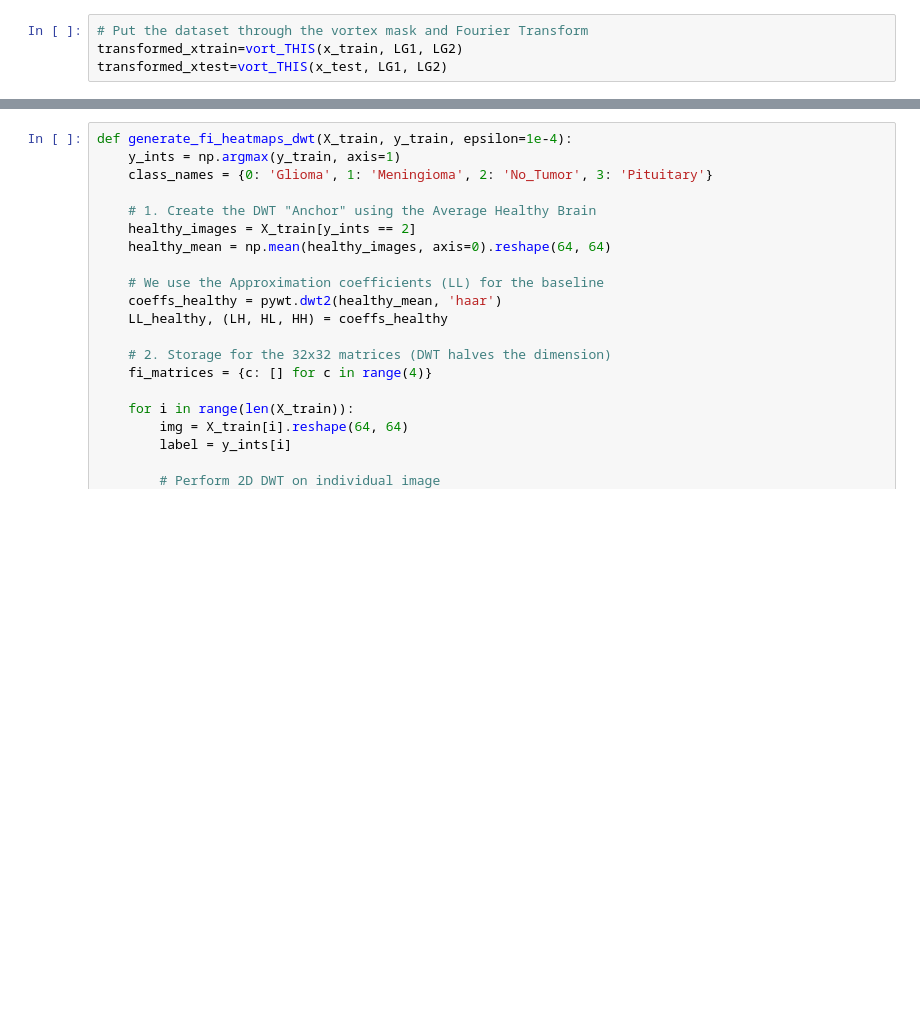
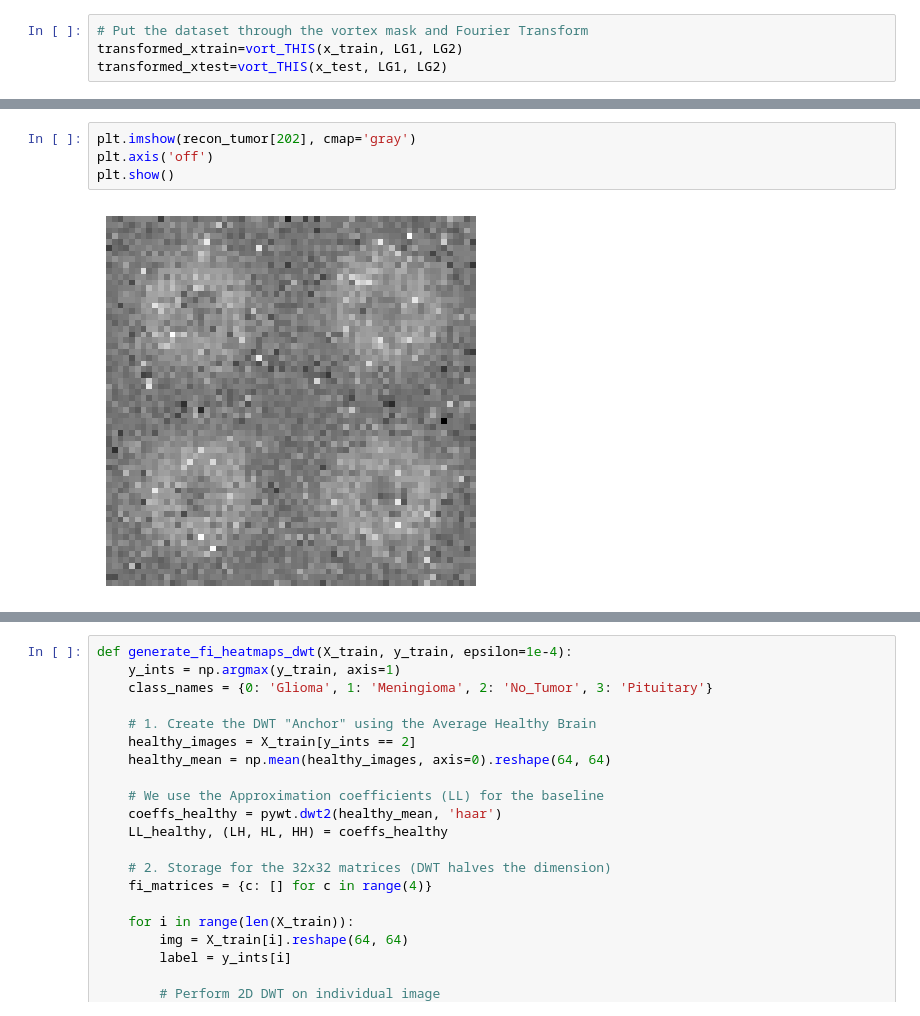
Before and after one commit to jetwidjaja96-cloud/MV, a Jupyter notebook: DWT.ipynb, the cells around one changed output, grey strips where cells are left out. Drawn from its saved outputs; the diff is of its cells as text; blank space fills up the shorter version.

```diff
--- a/DWT.ipynb
+++ b/DWT.ipynb
@@ -224,3 +210,9 @@ I0000 00:00:1773388302.923044   20522 device_compiler.h:196] Compiled cluster us
+# %%
+plt.imshow(recon_tumor[202], cmap='gray')
+plt.axis('off')
+plt.show()
+# %% [output]
+[figure, added]
 # %%
 def calculate_full_dataset_dwt_fi_FIXED(X_train, y_train, epsilon=1e-4):
     y_ints = np.argmax(y_train, axis=1)
```
Also changed, not shown: parts of 9 cells of this notebook, 2 other files.
